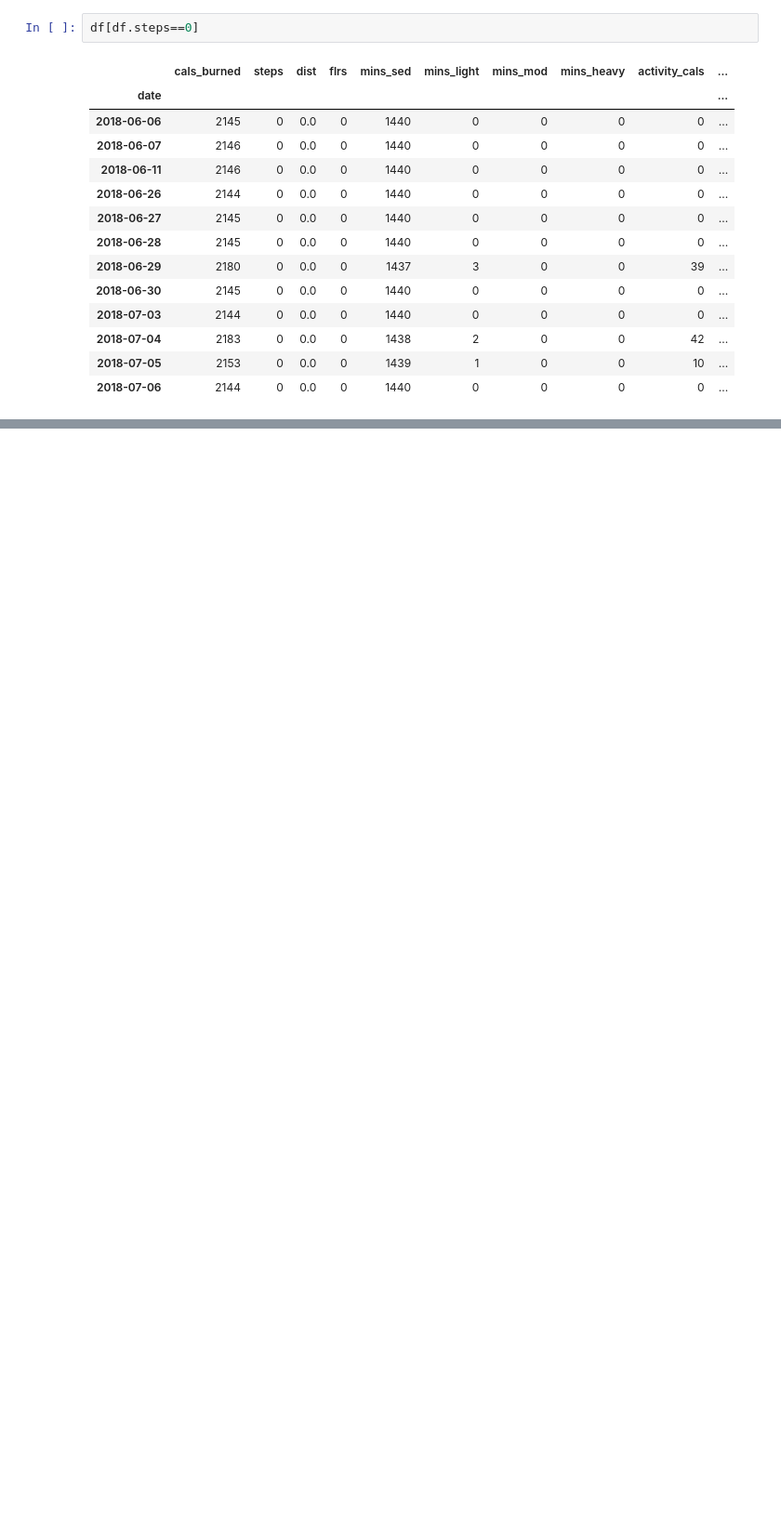
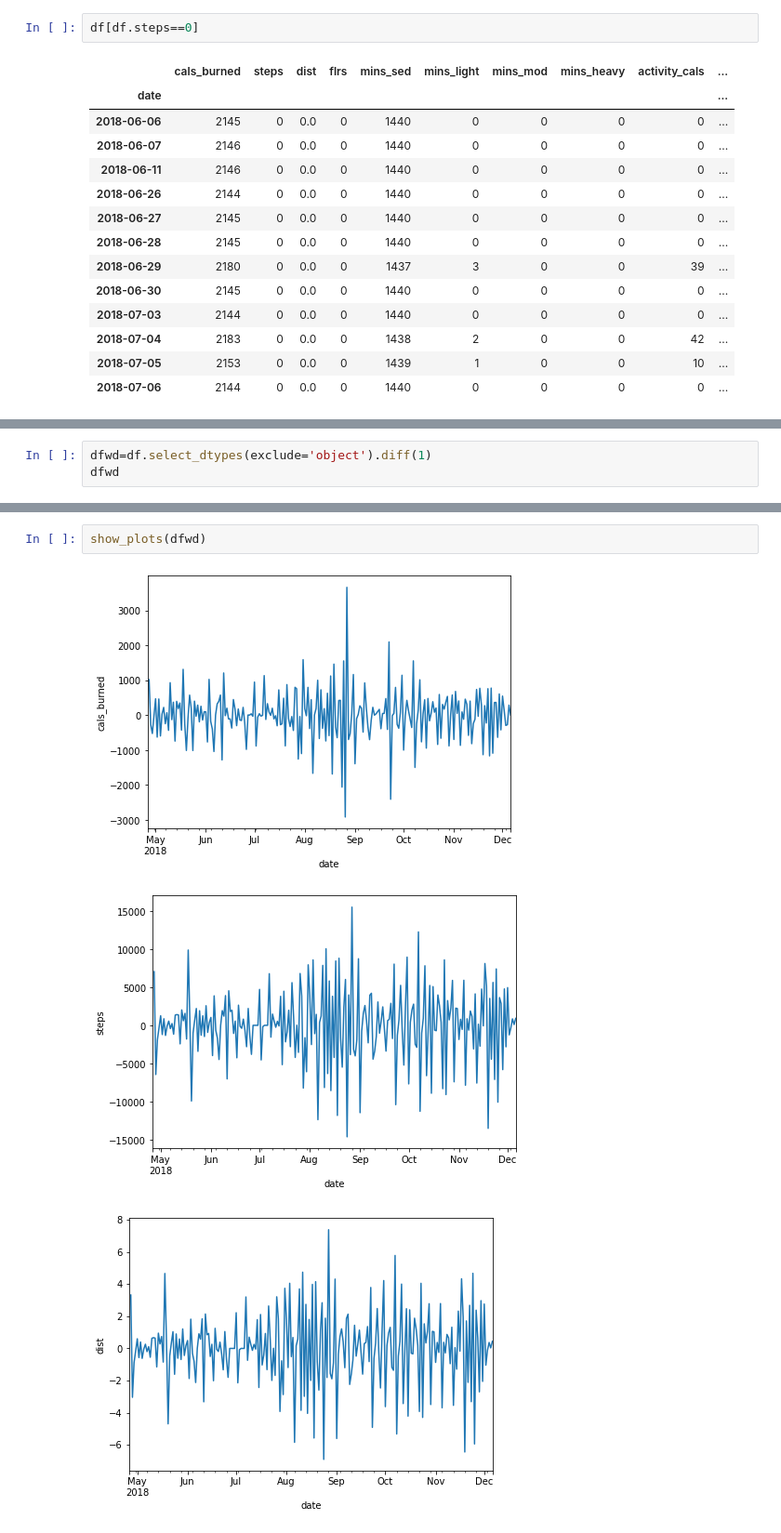
Before and after one commit to DoubleStufERoe/BayesP05_Fitbit, a Jupyter notebook: fitbit_kworking.ipynb, the cells around one changed output, grey strips where cells are left out. Shown at 93% size. Saved outputs shown, nothing was run; the diff lists cells and outputs as text; blank space fills up the shorter version.

```diff
--- a/fitbit_kworking.ipynb
+++ b/fitbit_kworking.ipynb
@@ -202,0 +267,3 @@ df[df.steps==0]
+# %%
+dfwd=df.select_dtypes(exclude='object').diff(1)
+dfwd
@@ -202,0 +290,6 @@ df[df.steps==0]
+# %%
+show_plots(dfwd)
+# %% [output]
+[figure, added]
+[figure, added]
+[figure, added]
```
Also changed, not shown: parts of 21 cells of this notebook.
